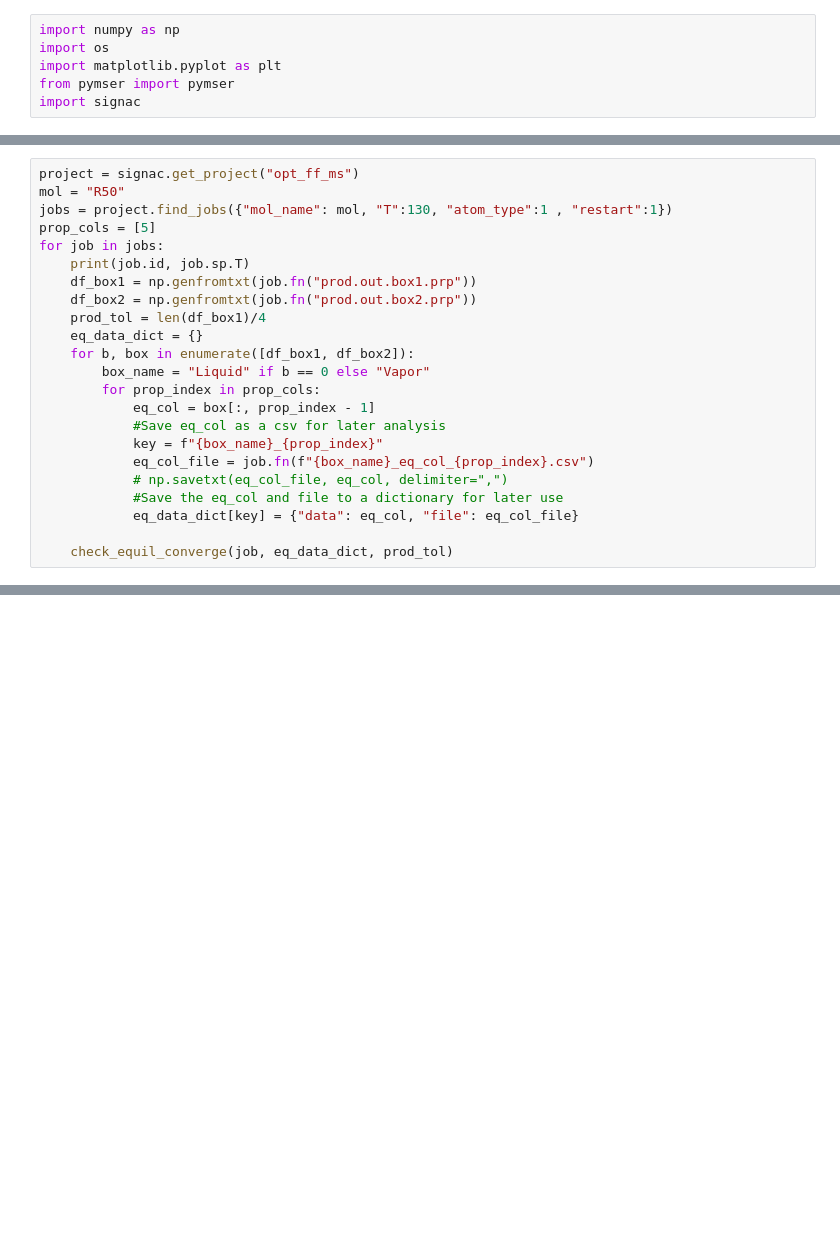
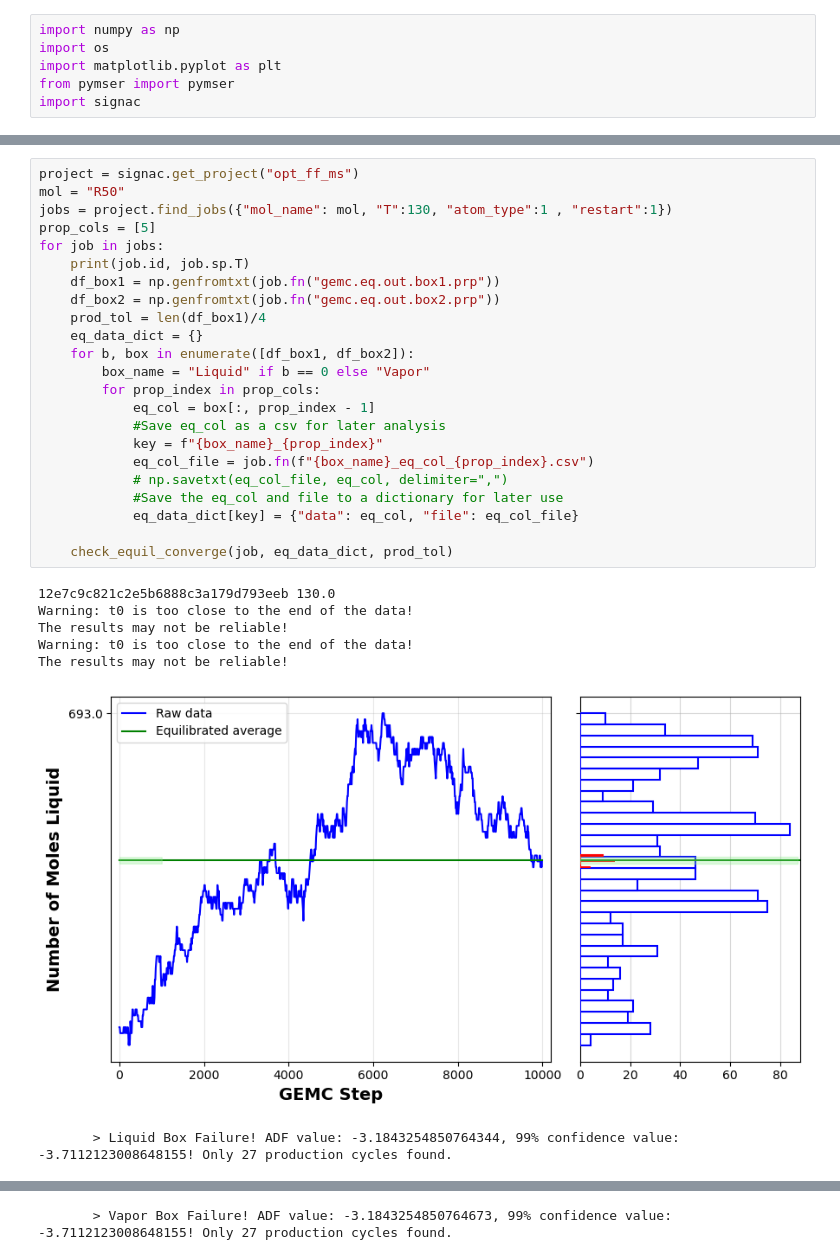
Before and after one commit to MaginnGroup/genFF_public, a Jupyter notebook: opt_ff_ms/apply_plt.ipynb, the cells around one changed output, grey strips where cells are left out. Drawn from its saved outputs; the diff is of its cells as text; blank space fills up the shorter version.

```diff
--- a/opt_ff_ms/apply_plt.ipynb
+++ b/opt_ff_ms/apply_plt.ipynb
@@ -157,23 +157,31 @@ def plot_res_pymser(job, eq_col, results, name, box_name):
 # %%
 project = signac.get_project("opt_ff_ms")
 mol = "R50"
 jobs = project.find_jobs({"mol_name": mol, "T":130, "atom_type":1 , "restart":1})
 prop_cols = [5]
 for job in jobs:
     print(job.id, job.sp.T)
-    df_box1 = np.genfromtxt(job.fn("prod.out.box1.prp"))
-    df_box2 = np.genfromtxt(job.fn("prod.out.box2.prp"))
+    df_box1 = np.genfromtxt(job.fn("gemc.eq.out.box1.prp"))
+    df_box2 = np.genfromtxt(job.fn("gemc.eq.out.box2.prp"))
     prod_tol = len(df_box1)/4
     eq_data_dict = {}
     for b, box in enumerate([df_box1, df_box2]):
         box_name = "Liquid" if b == 0 else "Vapor"
         for prop_index in prop_cols:
             eq_col = box[:, prop_index - 1]
             #Save eq_col as a csv for later analysis
             key = f"{box_name}_{prop_index}"
             eq_col_file = job.fn(f"{box_name}_eq_col_{prop_index}.csv")
             # np.savetxt(eq_col_file, eq_col, delimiter=",")
             #Save the eq_col and file to a dictionary for later use
             eq_data_dict[key] = {"data": eq_col, "file": eq_col_file}
 
     check_equil_converge(job, eq_data_dict, prod_tol)
+# %% [output]
+12e7c9c821c2e5b6888c3a179d793eeb 130.0
+Warning: t0 is too close to the end of the data!
+The results may not be reliable!
+Warning: t0 is too close to the end of the data!
+The results may not be reliable!
+[figure, added]
+       > Liquid Box Failure! ADF value: -3.1843254850764344, 99% confidence value: -3.7112123008648155! Only 27 production cycles found.
@@ -179,0 +189 @@ for job in jobs:
+       > Vapor Box Failure! ADF value: -3.1843254850764673, 99% confidence value: -3.7112123008648155! Only 27 production cycles found.
```
Also changed, not shown: parts of 2 cells of this notebook, 1 other file.
